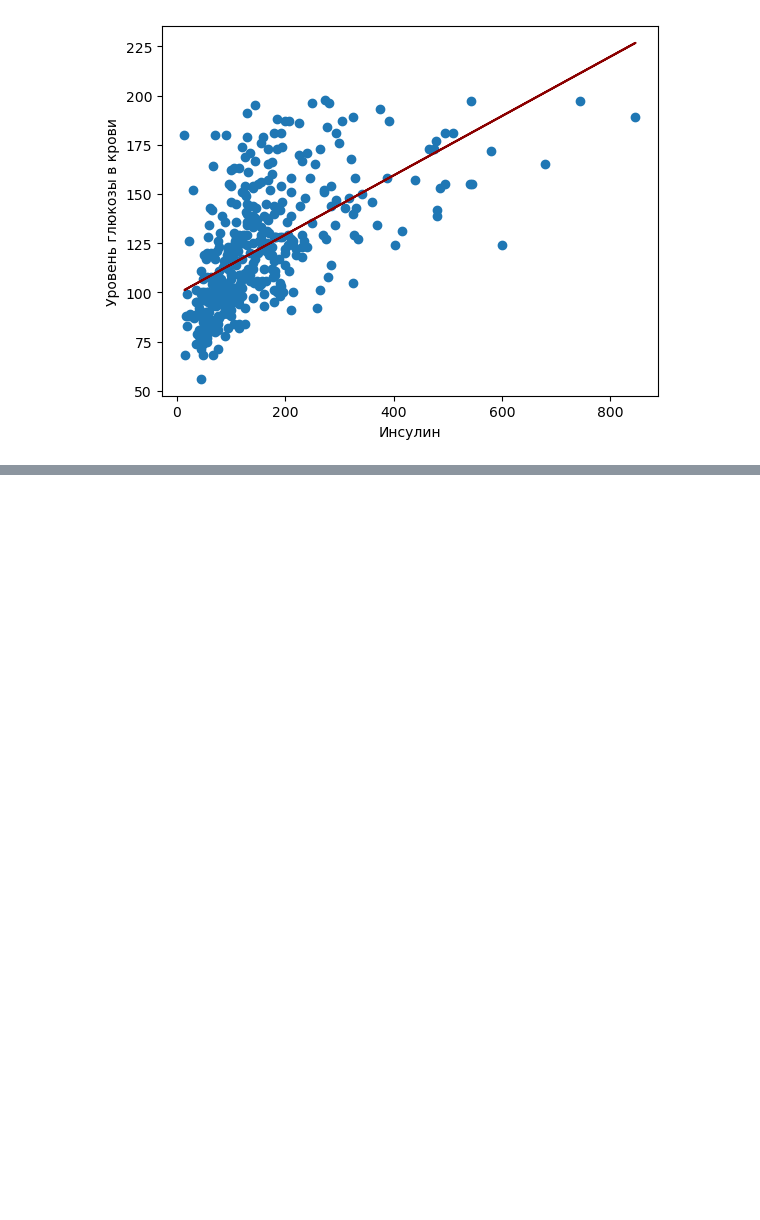
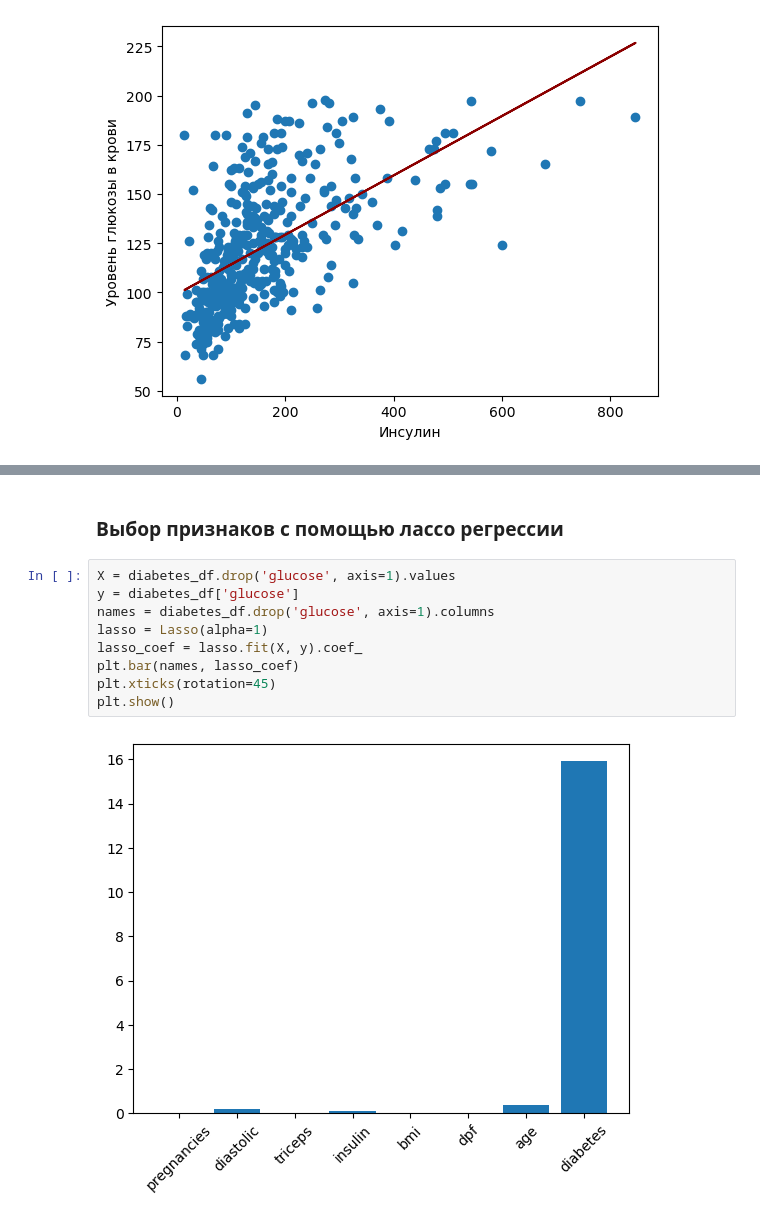
Before and after one commit to golubnichiy/big_data_05_24, a Jupyter notebook: day_05.ipynb, the cells around one changed output, grey strips where cells are left out. Saved outputs shown, nothing was run; the diff lists cells and outputs as text; blank space fills up the shorter version.

```diff
--- a/day_05.ipynb
+++ b/day_05.ipynb
@@ -89,0 +160,13 @@ plt.show()
+# %% [markdown]
+### Выбор признаков с помощью лассо регрессии
+# %%
+X = diabetes_df.drop('glucose', axis=1).values
+y = diabetes_df['glucose']
+names = diabetes_df.drop('glucose', axis=1).columns
+lasso = Lasso(alpha=1)
+lasso_coef = lasso.fit(X, y).coef_
+plt.bar(names, lasso_coef)
+plt.xticks(rotation=45)
+plt.show()
+# %% [output]
+[figure, added]
```
Also changed, not shown: parts of 15 cells of this notebook, 1 other file.
